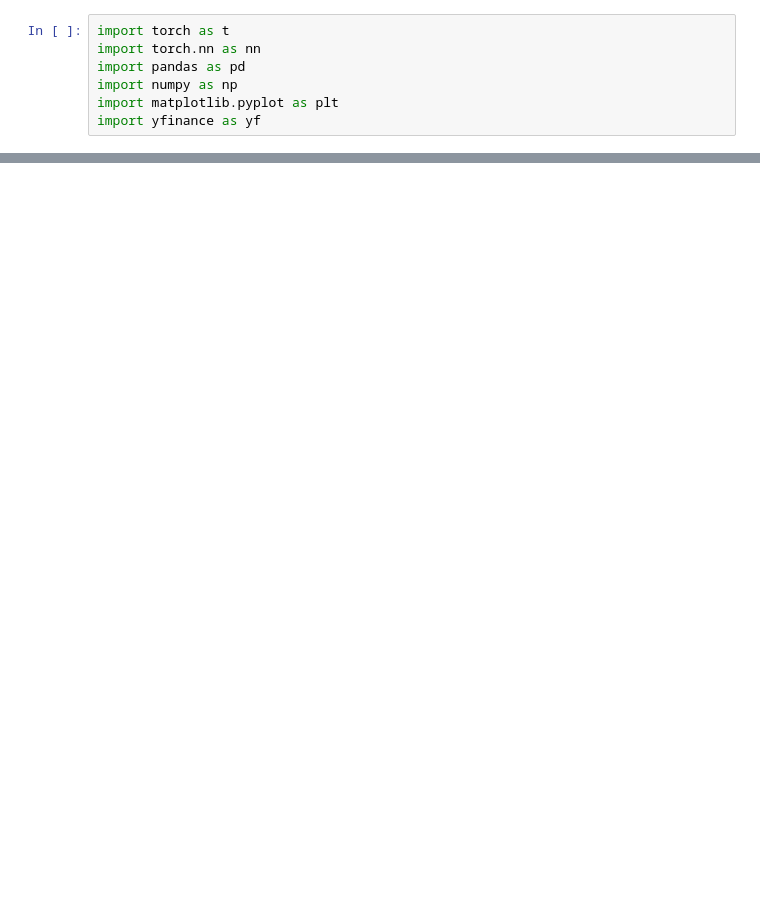
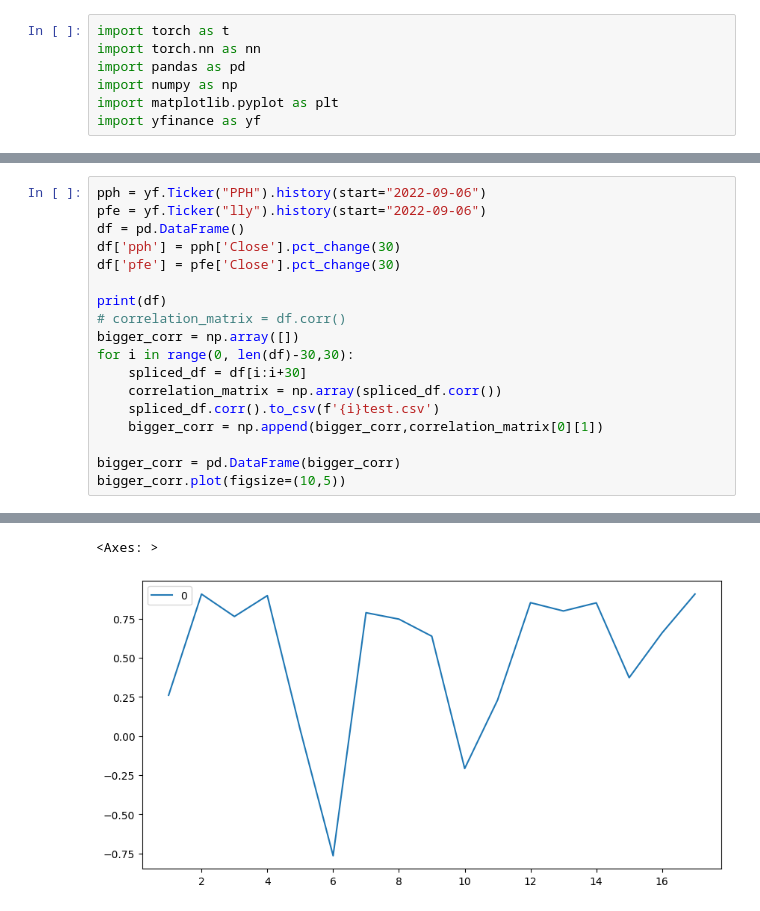
Before and after one commit to MaligarosNotes/PytorchLearning, a Jupyter notebook: macbooktest.ipynb, the cells around one changed output, grey strips where cells are left out. Drawn from its saved outputs; the diff is of its cells as text; blank space fills up the shorter version.

```diff
--- a/macbooktest.ipynb
+++ b/macbooktest.ipynb
@@ -40,0 +64,19 @@ RuntimeError: Sizes of tensors must match except in dimension 1. Expected size 5
+# %%
+pph = yf.Ticker("PPH").history(start="2022-09-06")
+pfe = yf.Ticker("lly").history(start="2022-09-06")
+df = pd.DataFrame()
+df['pph'] = pph['Close'].pct_change(30)
+df['pfe'] = pfe['Close'].pct_change(30)
+
+print(df)
+# correlation_matrix = df.corr()
+bigger_corr = np.array([])
+for i in range(0, len(df)-30,30):
+    spliced_df = df[i:i+30]
+    correlation_matrix = np.array(spliced_df.corr())
+    spliced_df.corr().to_csv(f'{i}test.csv')
+    bigger_corr = np.append(bigger_corr,correlation_matrix[0][1])
+
+bigger_corr = pd.DataFrame(bigger_corr)
+bigger_corr.plot(figsize=(10,5))
+# %% [output]
@@ -40,0 +98,2 @@ RuntimeError: Sizes of tensors must match except in dimension 1. Expected size 5
+<Axes: >
+[figure, added]
```
Also changed, not shown: parts of 7 cells of this notebook, 1 other file.
